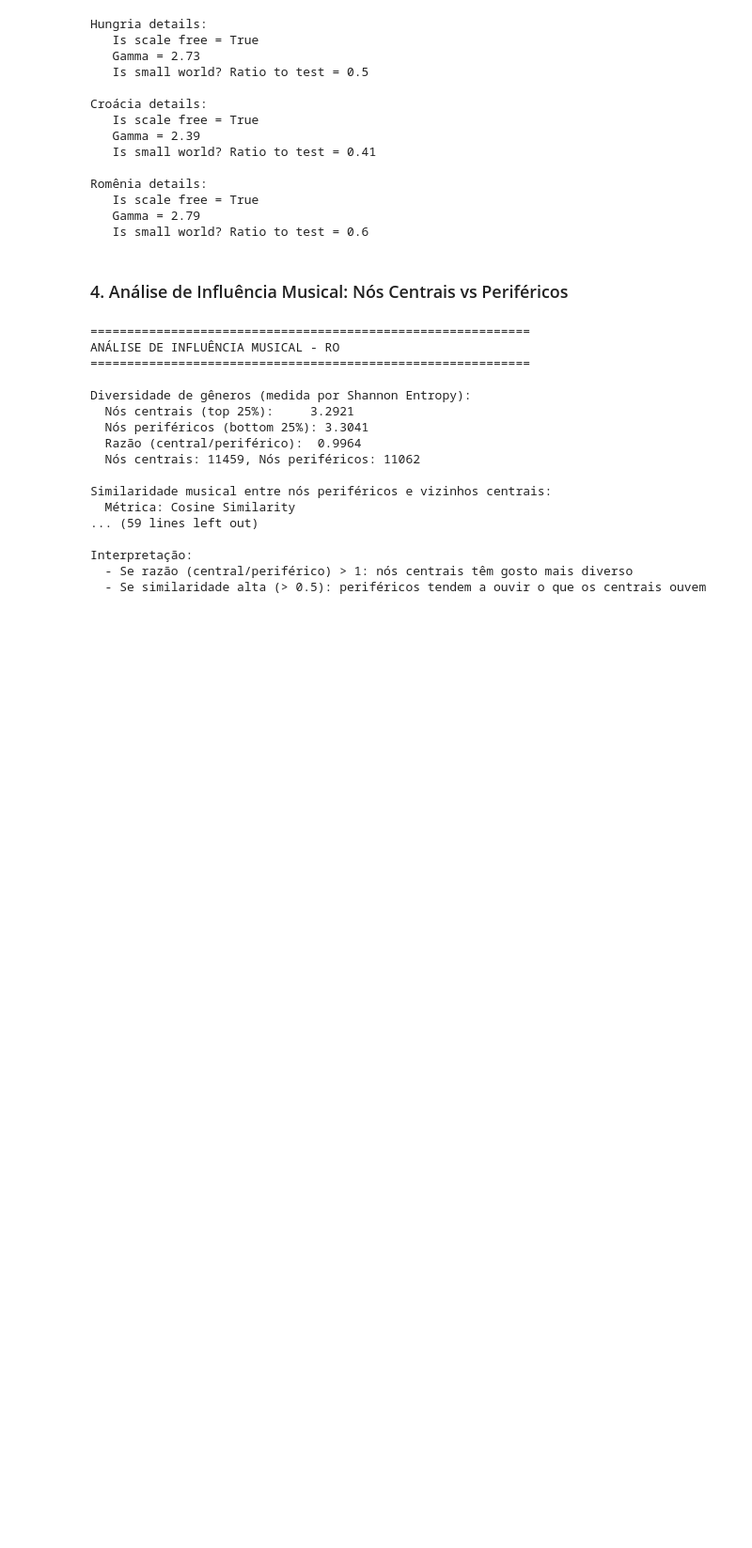
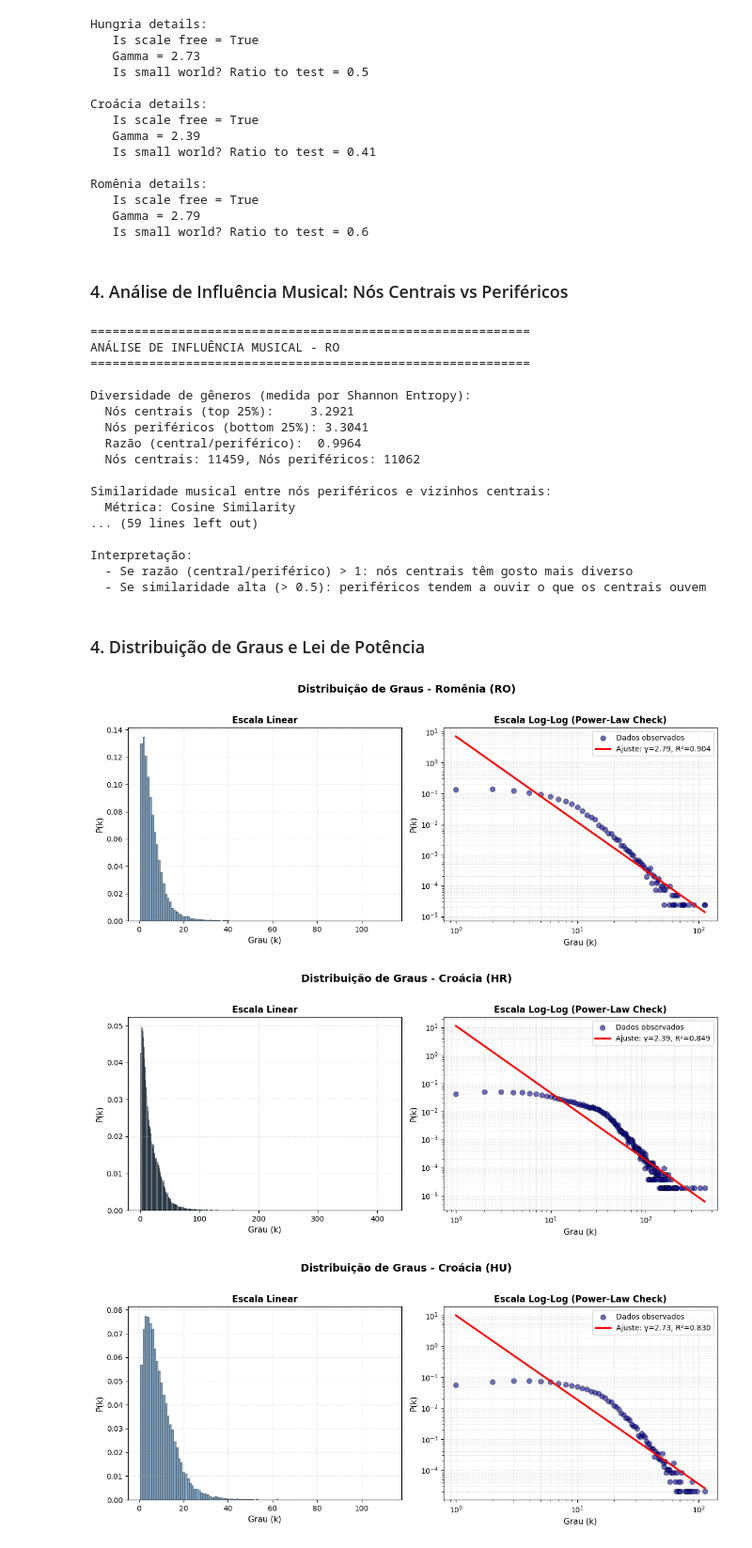
Before and after one commit to Pedroca2005BR/Trabalho_Final-Ciencia_de_Redes, a Jupyter notebook: data_analyses.ipynb, the cells around one changed output. Shown at 94% size. Drawn from its saved outputs; the diff is of its cells as text; code cells hidden in the pictures; blank space fills up the shorter version.

```diff
--- a/data_analyses.ipynb
+++ b/data_analyses.ipynb
@@ -191,3 +191,21 @@ Similaridade musical entre nós periféricos e vizinhos centrais:
 Interpretação:
   - Se razão (central/periférico) > 1: nós centrais têm gosto mais diverso
   - Se similaridade alta (> 0.5): periféricos tendem a ouvir o que os centrais ouvem
+# %% [markdown]
+### 4. Distribuição de Graus e Lei de Potência
+# %%
+# Plota distribuição de graus para RO
+hf.plot_degree_distribution(ro_data, title="Distribuição de Graus - Romênia (RO)",
+                             show_fit=True, output_path=None)
+
+# Plota para HR
+hf.plot_degree_distribution(hr_data, title="Distribuição de Graus - Croácia (HR)",
+                             show_fit=True, output_path=None)
+
+# Plota para HU
+hf.plot_degree_distribution(hu_data, title="Distribuição de Graus - Croácia (HU)",
+                             show_fit=True, output_path=None)
+# %% [output]
+[figure, added]
+[figure, added]
+[figure, added]
```
Also changed, not shown: parts of 1 cell of this notebook, 1 other file.
